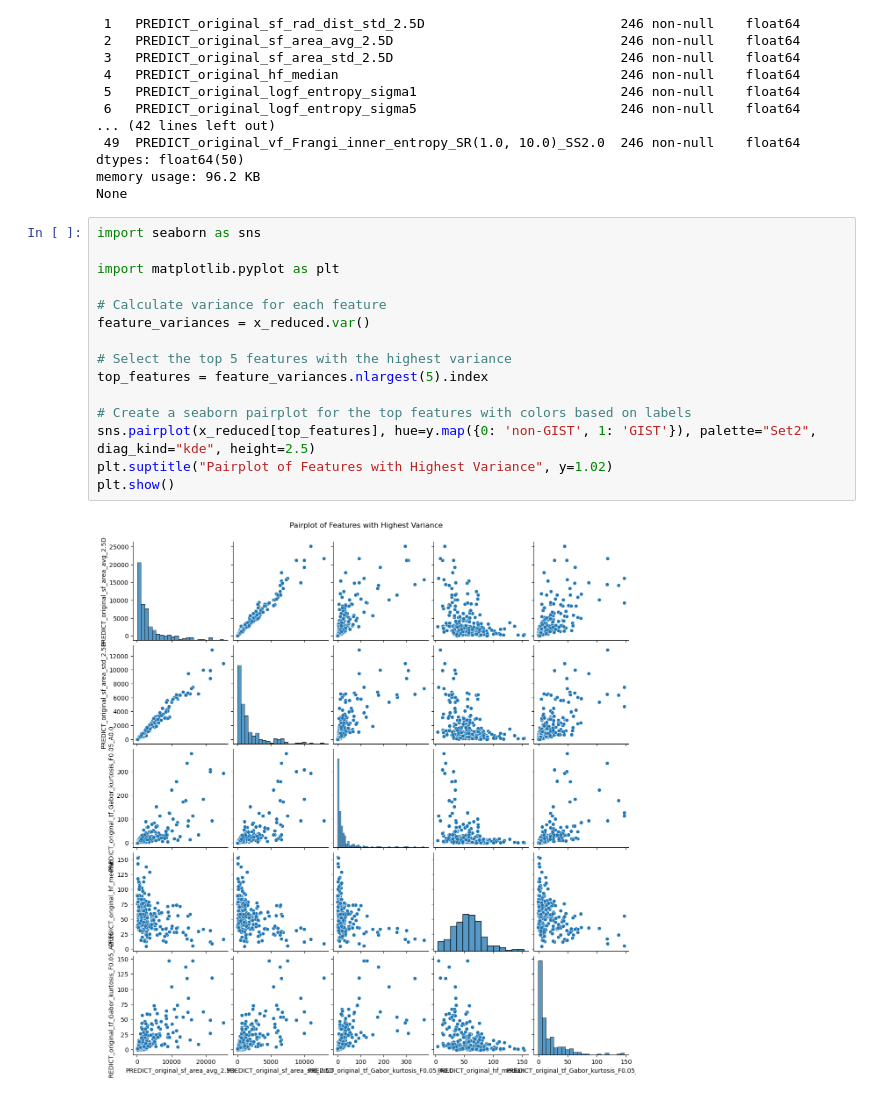
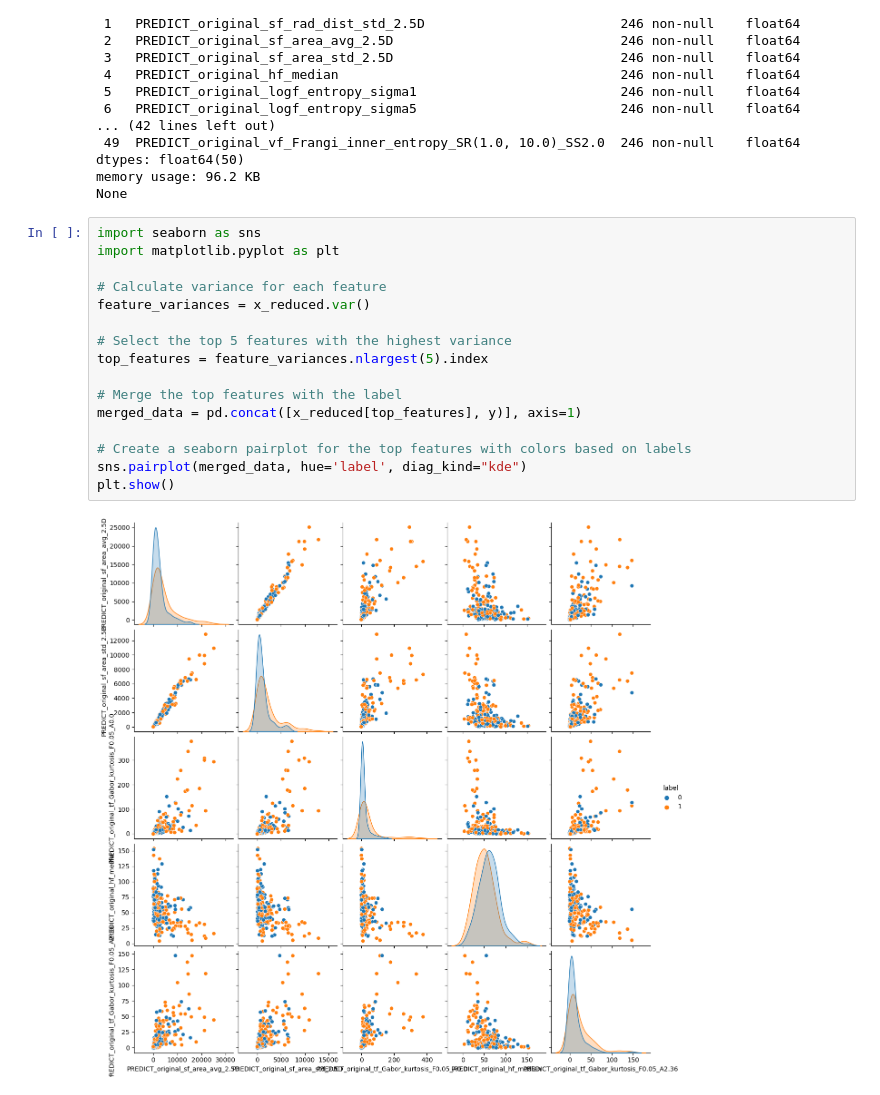
Before and after one commit to Roberto-TM/TM10007_ML_Project_group3, a Jupyter notebook: assignment.ipynb, the cells around one changed output. Cells and saved outputs as stored; diff of their text form.

Commit message:
Created plot of the features with the highest intrafeature variance

```diff
--- a/assignment.ipynb
+++ b/assignment.ipynb
@@ -93,18 +93,19 @@ memory usage: 96.2 KB
 None
 # %%
 import seaborn as sns
-
 import matplotlib.pyplot as plt
 
 # Calculate variance for each feature
 feature_variances = x_reduced.var()
 
 # Select the top 5 features with the highest variance
 top_features = feature_variances.nlargest(5).index
 
+# Merge the top features with the label
+merged_data = pd.concat([x_reduced[top_features], y)], axis=1)
+
 # Create a seaborn pairplot for the top features with colors based on labels
-sns.pairplot(x_reduced[top_features], hue=y.map({0: 'non-GIST', 1: 'GIST'}), palette="Set2", diag_kind="kde", height=2.5)
-plt.suptitle("Pairplot of Features with Highest Variance", y=1.02)
+sns.pairplot(merged_data, hue='label', diag_kind="kde")
 plt.show()
 # %% [output]
-[figure, old version]
+[figure, new version]
```
